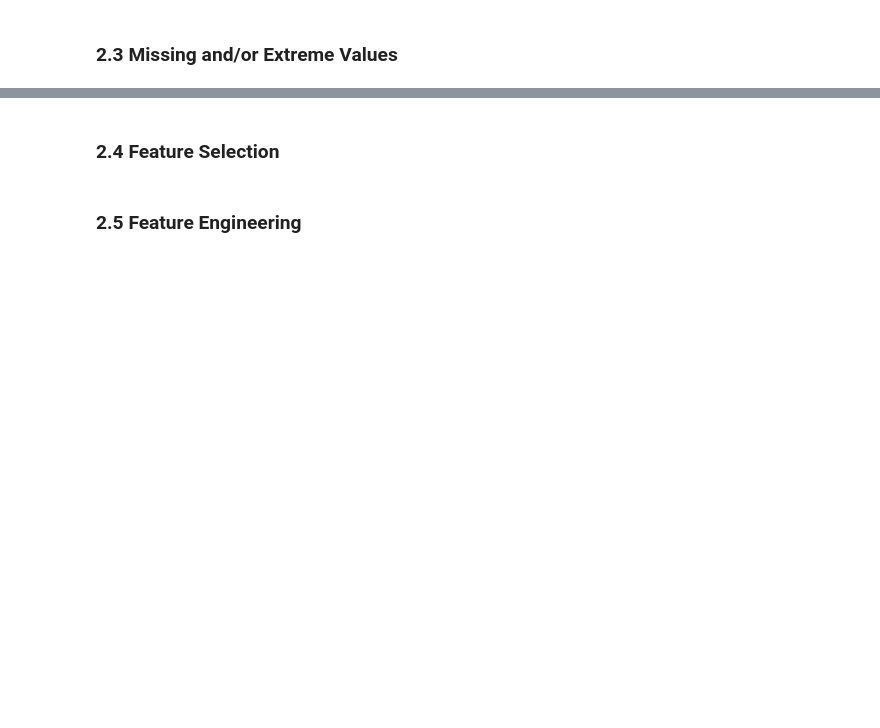
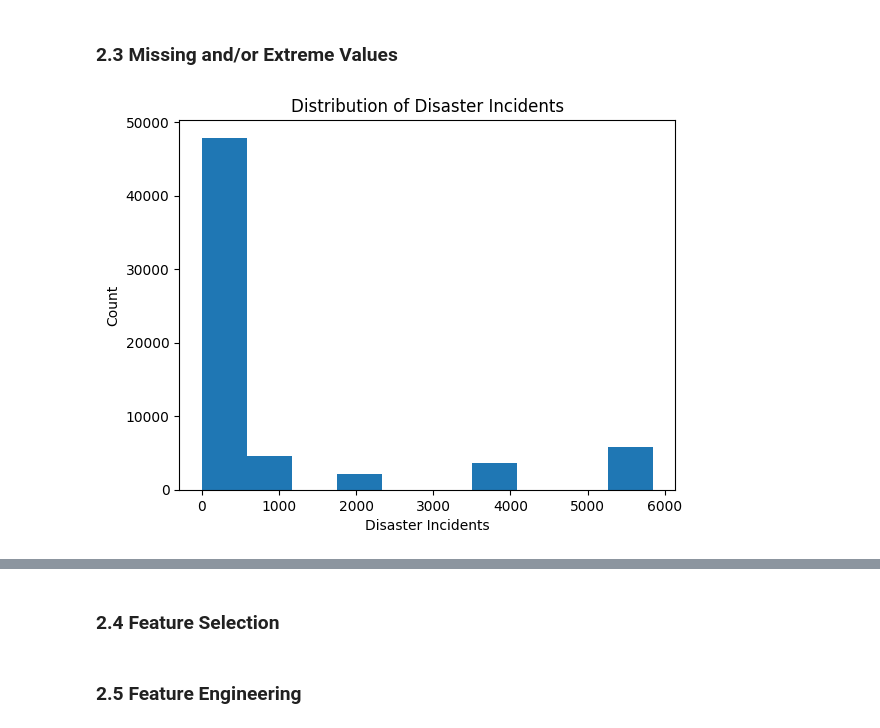
Before and after one commit to helloklow/natural_disasters, a Jupyter notebook: notebooks/low_eda.ipynb, the cells around one changed output, grey strips where cells are left out. Cells and saved outputs as stored; diff of their text form; code cells hidden in the pictures; blank space fills up the shorter version.

Commit message:
baseline model performance and missing/extreme values

```diff
--- a/notebooks/low_eda.ipynb
+++ b/notebooks/low_eda.ipynb
@@ -279,3 +279,27 @@ count_date.head(10)
 | 9 | 2020-08-01 | 571 |
 # %% [markdown]
 ### 2.2 Baseline Model Performance
+# %%
+# Instantiate a linear model
+linear_model=LinearRegression()
+
+# Generate a uniform x variabel representing the time steps
+x=np.array(range(len(subset_df))).reshape(-1, 1)
+
+# Fit the model
+fit_result=linear_model.fit(x, subset_df['counts'])
+
+# Make predictions over the input domain
+predictions=linear_model.predict(x)
+
+# Add the linear model predictions back to the dataframe
+subset_df['Linear model']=predictions
+
+# Calcualte the root mean squared error
+rmse=sqrt(mean_squared_error(subset_df['counts'], predictions))
+
+# Save the result for later
+rmse_results={'Linear model': rmse}
+
+# Display the result for the user
+print(f'Root mean square error: {rmse:.1f}')
@@ -282,2 +313,11 @@ count_date.head(10)
 # %% [markdown]
 ### 2.3 Missing and/or Extreme Values
+# %%
+# Plot data as a historgram as you normally would for any numerical data
+plt.title('Distribution of Disaster Incidents')
+plt.hist(subset_df['counts'])
+plt.xlabel('Disaster Incidents')
+plt.ylabel('Count')
+plt.show()
+# %% [output]
+[figure, added]
```
Also changed, not shown: parts of 3 cells of this notebook.
